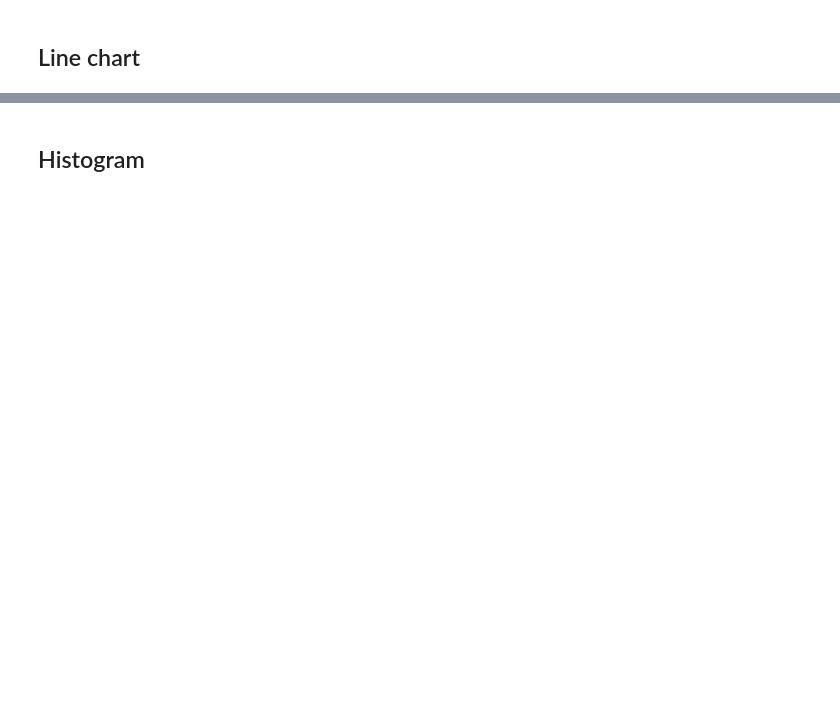
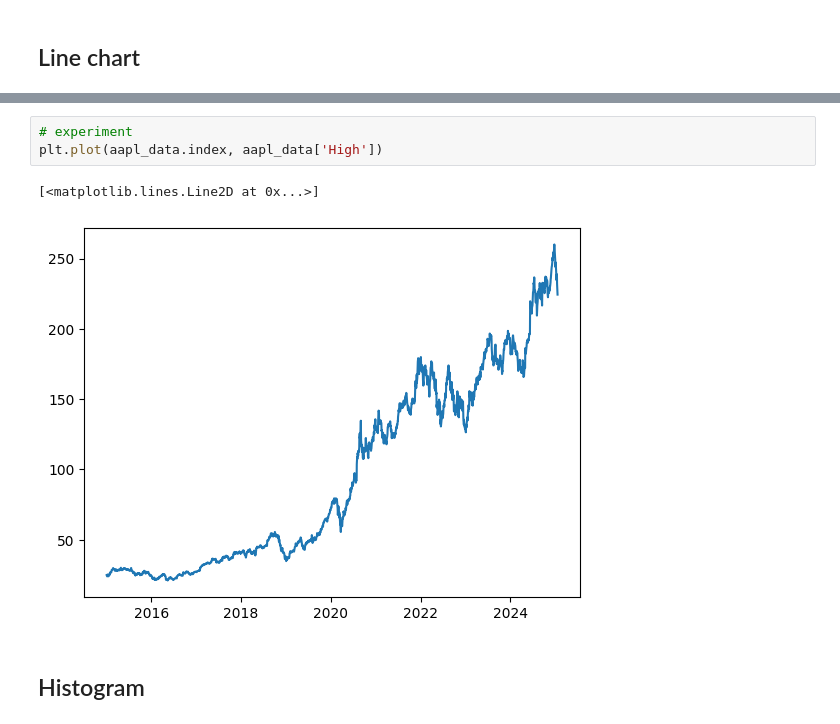
Before and after one commit to dhiiil/BCC-Prepocessing-n-EDA, a Jupyter notebook: Exploratory.ipynb, the cells around one changed output, grey strips where cells are left out. Drawn from its saved outputs; the diff is of its cells as text; blank space fills up the shorter version.

```diff
--- a/Exploratory.ipynb
+++ b/Exploratory.ipynb
@@ -101,2 +166,8 @@ import yfinance as yf
+# %%
+# experiment
+plt.plot(aapl_data.index, aapl_data['High'])
+# %% [output]
+[<matplotlib.lines.Line2D at 0x...>]
+[figure, added]
 # %% [markdown]
 ## Histogram
```
Also changed, not shown: parts of 33 cells of this notebook, 2 other files.
